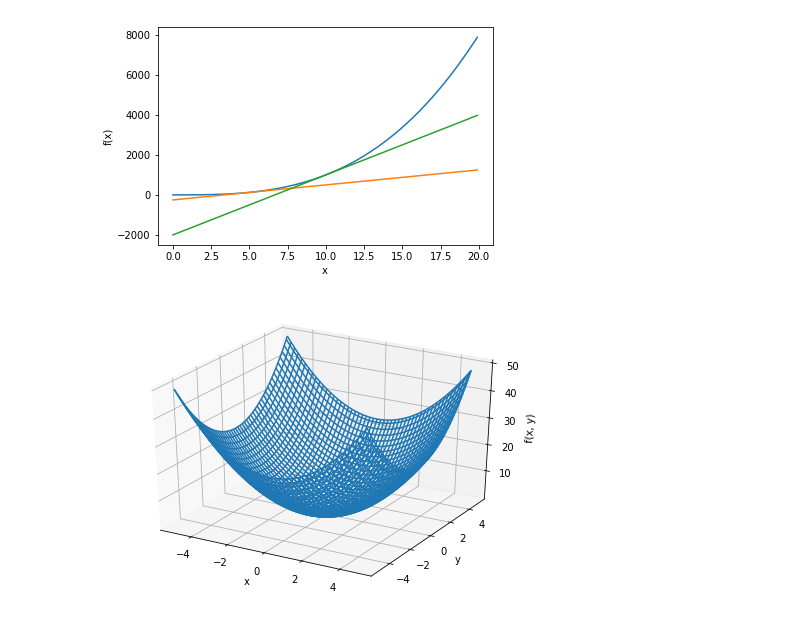
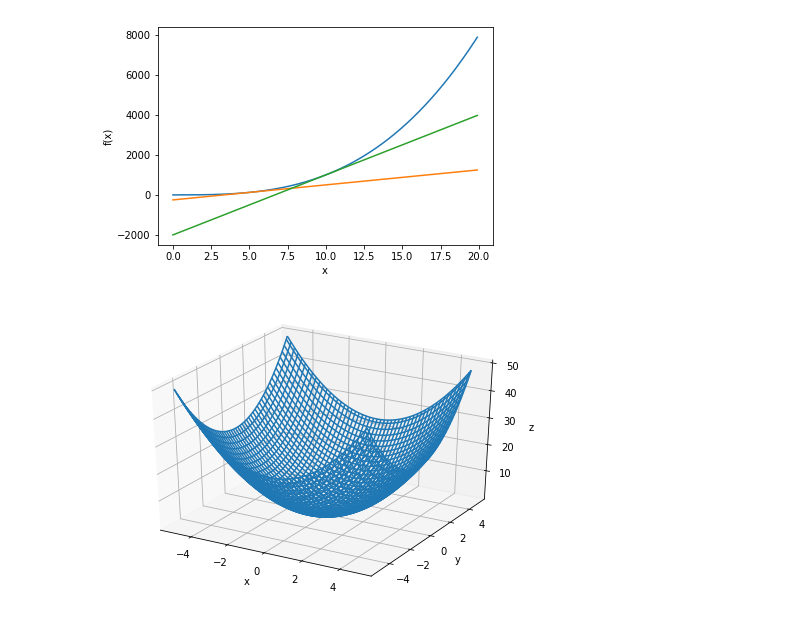
Before and after one commit to JojiKoike/DIYDeepLearning, a Jupyter notebook: chapter4/numerical_diff.ipynb, the cells around one changed output. Cells and saved outputs as stored; diff of their text form; code cells hidden in the pictures.

```diff
--- a/chapter4/numerical_diff.ipynb
+++ b/chapter4/numerical_diff.ipynb
@@ -39,28 +39,30 @@ plt.show()
 # %% [output]
 [figure]
 # %%
-from mpl_toolkits.mplot3d import  Axes3D
-import matplotlib.pylab as plt
 import numpy as np
+import matplotlib.pyplot as plt
+from mpl_toolkits.mplot3d import Axes3D
 
 
 def function_2(x: np.ndarray, y: np.ndarray) -> np.ndarray:
     return x**2 + y**2
 
 
 x: np.ndarray = np.arange(-5.0, 5.0, 0.1)
 y: np.ndarray = x
+X: np.ndarray
+Y: np.ndarray
 X, Y = np.meshgrid(x, y)
-Z = function_2(X, Y)
+Z: np.ndarray = function_2(X, Y)
 
 fig = plt.figure()
 ax = Axes3D(fig)
 
 ax.set_xlabel("x")
 ax.set_ylabel("y")
-ax.set_zlabel("f(x, y)")
+ax.set_zlabel("z")
 
 ax.plot_wireframe(X, Y, Z)
 plt.show()
 # %% [output]
-[figure, old version]
+[figure, new version]
```
